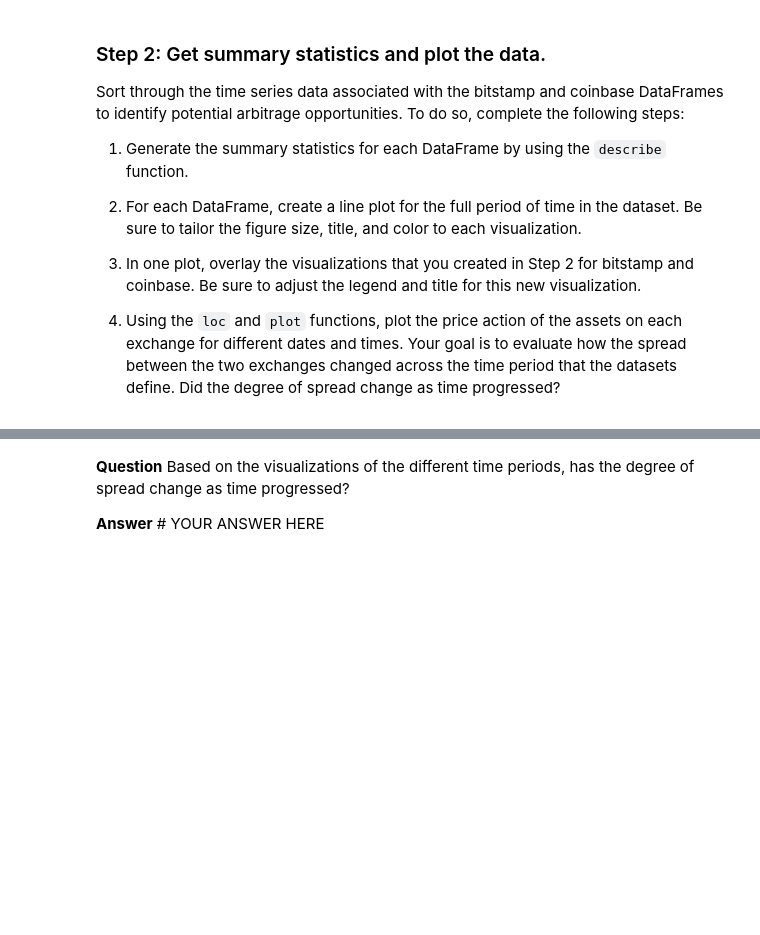
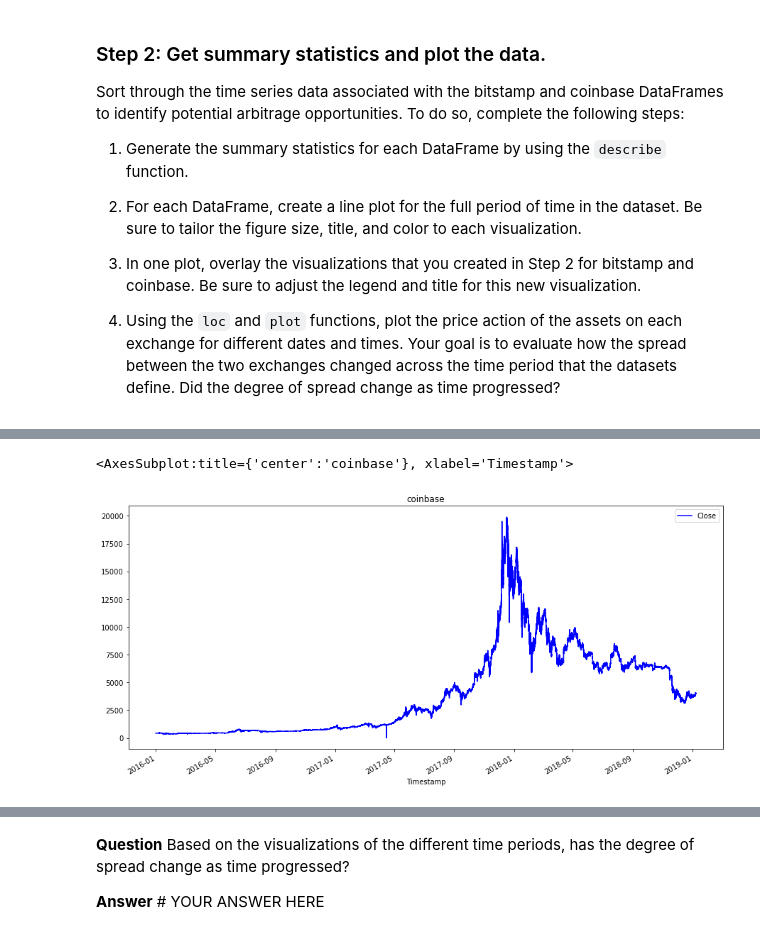
Before and after one commit to nestor39/crypto_arbitrage_3, a Jupyter notebook: crypto_arbitrage.ipynb, the cells around one changed output, grey strips where cells are left out. Drawn from its saved outputs; the diff is of its cells as text; code cells hidden in the pictures; blank space fills up the shorter version.

```diff
--- a/crypto_arbitrage.ipynb
+++ b/crypto_arbitrage.ipynb
@@ -165,6 +216,7 @@ bitstamp_sliced = # YOUR CODE HERE
 # %%
 # Use loc or iloc to select `Timestamp (the index)` and `Close` from coinbase DataFrame
-coinbase_sliced = # YOUR CODE HERE
+coinbase_sliced = coinbase_df.iloc[:,[3]]# YOUR CODE HERE
 
 # Review the first five rows of the DataFrame
 # YOUR CODE HERE
+coinbase_sliced.head()
@@ -193,7 +279,11 @@ Sort through the time series data associated with the bitstamp and coinbase Data
 # %%
 # Create a line plot for the coinbase DataFrame for the full length of time in the dataset
 # Be sure that the figure size, title, and color are tailored to each visualization
 # YOUR CODE HERE
+coinbase_sliced.plot(figsize=(15, 7), title="coinbase", color="blue" )
+# %% [output]
+<AxesSubplot:title={'center':'coinbase'}, xlabel='Timestamp'>
+[figure, added]
 # %%
 # Overlay the visualizations for the bitstamp and coinbase DataFrames in one plot
 # The plot should visualize the prices over the full lenth of the dataset
```
Also changed, not shown: parts of 17 cells of this notebook.
